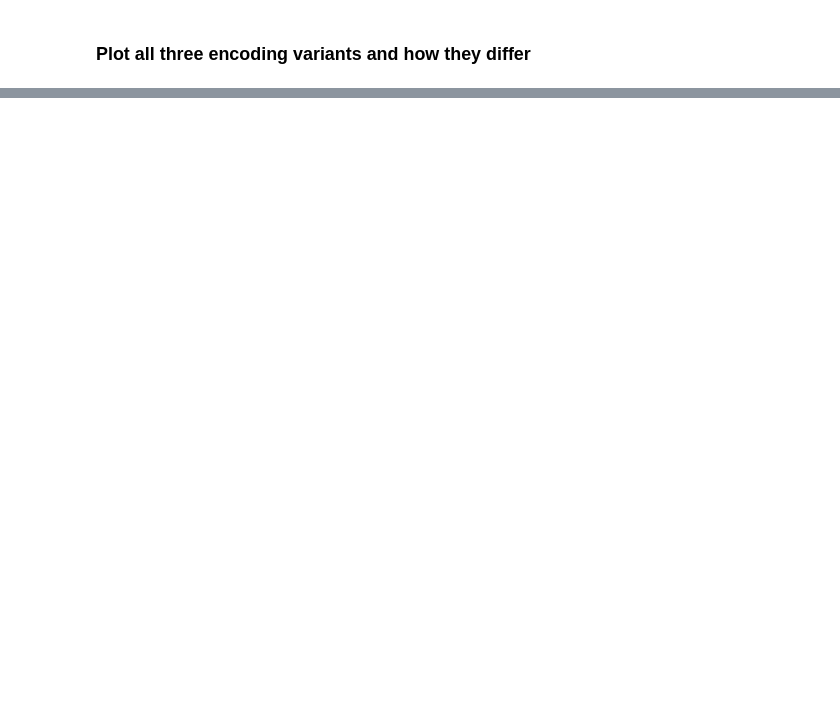
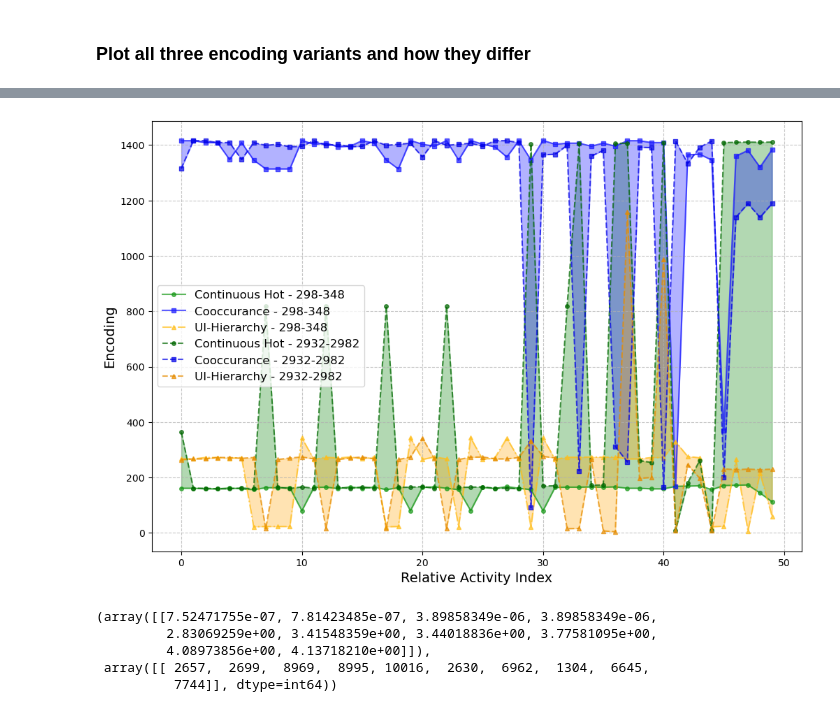
Before and after one commit to thohenadl/TSMDforUILogs, a Jupyter notebook: encodingAnalysis.ipynb, the cells around one changed output, grey strips where cells are left out. Cells and saved outputs as stored; diff of their text form; code cells hidden in the pictures; blank space fills up the shorter version.

```diff
--- a/encodingAnalysis.ipynb
+++ b/encodingAnalysis.ipynb
@@ -62,18 +41,4 @@ Rows inserted successfully.
 # %% [markdown]
 ### Plot all three encoding variants and how they differ
-# %%
-# SMART RPA log
-
-# Optional if an existing log should be used
-file_path = 'logs/Banking/'  # Replace with your file path
-file_name = "RunningExampleSmartRPA_Anonymized.csv"
-uiLog = pd.read_csv(file_path + file_name,sep=";")
-ContextColumns =["category","application","concept:name","event_src_path","event_dest_path","browser_url","xpath"]
-
-# Tockler Log
-# file_path = 'logs/Banking/'  # Replace with your file path
-# file_name = "RunningExampleTockler_Anonymized.csv"
-# ContextColumns = ["App","Title"]
-# uiLog = pd.read_csv(file_path + file_name,sep=";")
 # %%
 hierarchyEncodedUiLog = []
@@ -302,0 +269,43 @@ cooccurancyEncodedUiLog
+# %%
+# Function to plot tuple:id values for specific ranges
+def plot_ranges(df1, df2, df3, range1, range2):
+    plt.figure(figsize=(12, 8))
+
+    # Extract values for the specified ranges without normalization
+    df1_range1 = df1['tuple:id'][range1[0]:range1[1]].values
+    df2_range1 = df2['tuple:id'][range1[0]:range1[1]].values
+    df3_range1 = df3['tuple:id'][range1[0]:range1[1]].values
+
+    df1_range2 = df1['tuple:id'][range2[0]:range2[1]].values
+    df2_range2 = df2['tuple:id'][range2[0]:range2[1]].values
+    df3_range2 = df3['tuple:id'][range2[0]:range2[1]].values
+
+    # Plot range1
+    plt.plot(range(50), df1_range1[:50], label='Continuous Hot - 298-348', linestyle='-', marker='o', markersize=4, c=(0.1, 0.6019607843137255, 0.1), alpha=0.7)
+    plt.plot(range(50), df2_range1[:50], label='Cooccurance - 298-348', linestyle='-', marker='s', markersize=4, c=(0.1, 0.1, 1.0), alpha=0.7)
+    plt.plot(range(50), df3_range1[:50], label='UI-Hierarchy - 298-348', linestyle='-.', marker='^', markersize=4, c=(1.0, 0.7470588235294118, 0.1), alpha=0.7)
+
+    # Plot range2
+    plt.plot(range(50), df1_range2[:50], label='Continuous Hot - 2932-2982', linestyle='--', marker='o', markersize=4, c=(0.0, 0.4019607843137255, 0.0), alpha=0.7)
+    plt.plot(range(50), df2_range2[:50], label='Cooccurance - 2932-2982', linestyle='--', marker='s', markersize=4, c=(0.0, 0.0, 0.9), alpha=0.7)
+    plt.plot(range(50), df3_range2[:50], label='UI-Hierarchy - 2932-2982', linestyle='--', marker='^', markersize=4, c=(0.9, 0.5470588235294118, 0.0), alpha=0.7)
+
+    # Fill area between Continuous Hot and Cooccurance
+    plt.fill_between(range(50), df1_range1[:50], df1_range2[:50], color='green', alpha=0.3)
+    plt.fill_between(range(50), df2_range1[:50], df2_range2[:50], color='blue', alpha=0.3)
+    plt.fill_between(range(50), df3_range1[:50], df3_range2[:50], color='orange', alpha=0.3)
+
+    # Add labels, legend, and grid
+    plt.xlabel('Relative Activity Index', fontsize=14)
+    plt.ylabel('Encoding', fontsize=14)
+    plt.legend(fontsize=12)
+    plt.grid(linestyle='--', alpha=0.7)
+
+    # Show the plot
+    plt.show()
+
+
+# Call the plot function with specific ranges
+plot_ranges(df1=HotEncodedUiLog, df2=cooccurancyEncodedUiLog, df3=hierarchyEncodedUiLog, range1=(298, 348), range2=(2932, 2982))
+# %% [output]
+[figure, added]
@@ -302,0 +316,8 @@ cooccurancyEncodedUiLog
+# %%
+top_motifs
+# %% [output]
+(array([[7.52471755e-07, 7.81423485e-07, 3.89858349e-06, 3.89858349e-06,
+         2.83069259e+00, 3.41548359e+00, 3.44018836e+00, 3.77581095e+00,
+         4.08973856e+00, 4.13718210e+00]]),
+ array([[ 2657,  2699,  8969,  8995, 10016,  2630,  6962,  1304,  6645,
+          7744]], dtype=int64))
```
Also changed, not shown: parts of 11 cells of this notebook, 55 other files.
